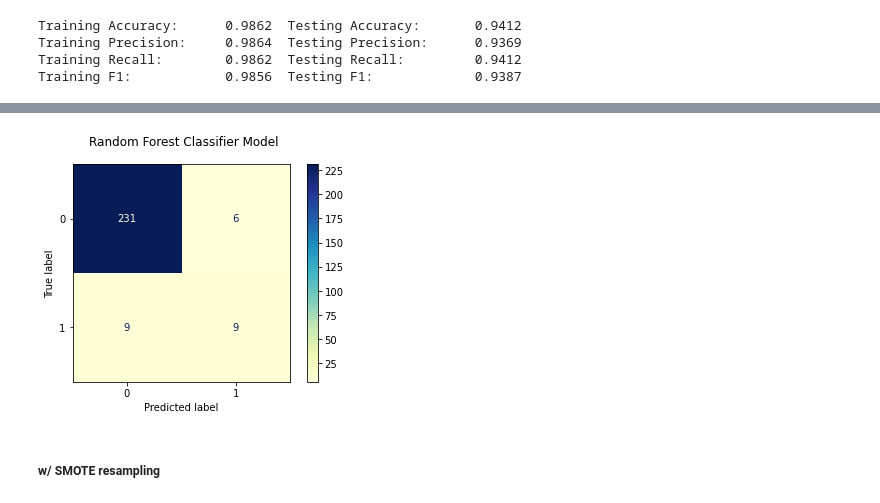
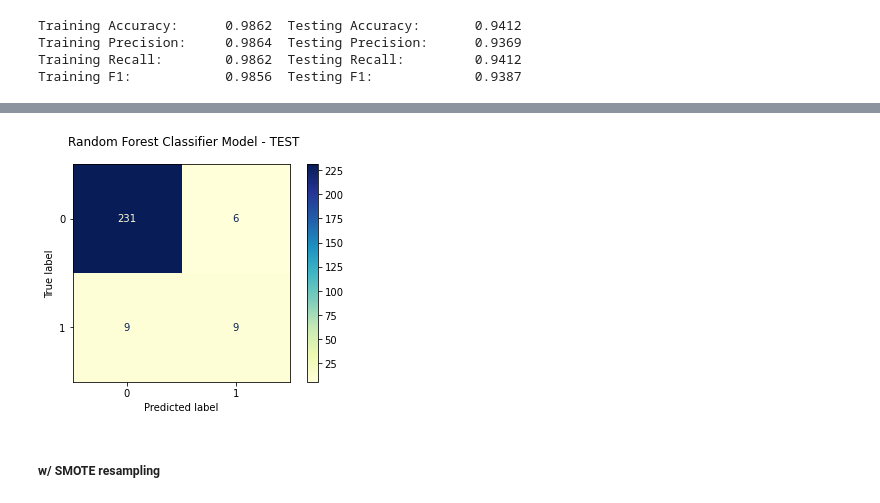
Before and after one commit to rylewww/Modeling-The-NBA-Leap, a Jupyter notebook: Modeling.ipynb, the cells around one changed output, grey strips where cells are left out. Cells and saved outputs as stored; diff of their text form; code cells hidden in the pictures.

```diff
--- a/Modeling.ipynb
+++ b/Modeling.ipynb
@@ -342,11 +374,11 @@ Training F1:            0.9856  Testing F1:             0.9387
 # %%
 fig, ax = plt.subplots()
 
-fig.suptitle("Random Forest Classifier Model")
+fig.suptitle("Random Forest Classifier Model - TEST")
 
 plot_confusion_matrix(grid_search_RF, test_scaled, y_test, ax=ax, cmap="YlGnBu");
 # %% [output]
-[figure, old version]
+[figure, new version]
 # %% [markdown]
 ##### w/ SMOTE resampling
 # %%
```
Also changed, not shown: parts of 11 cells of this notebook.
